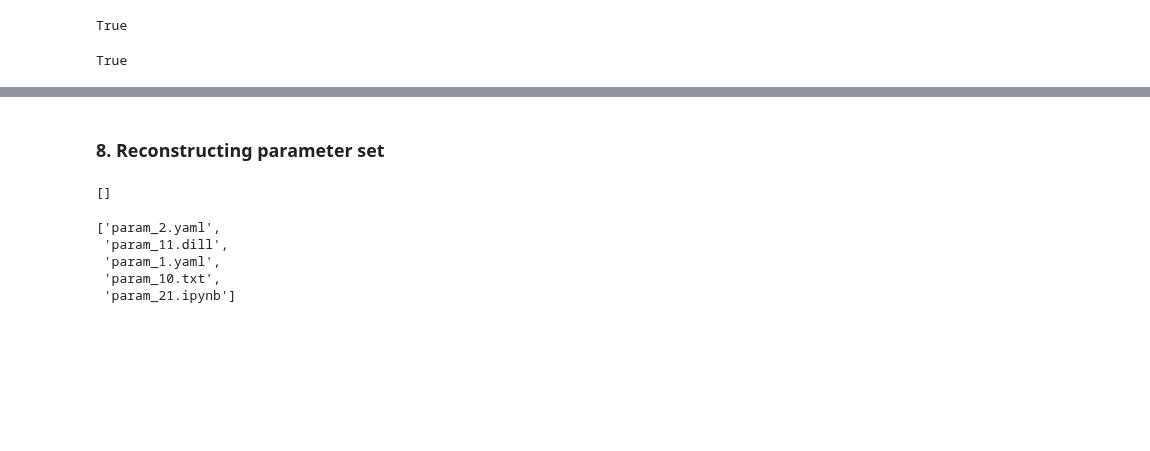
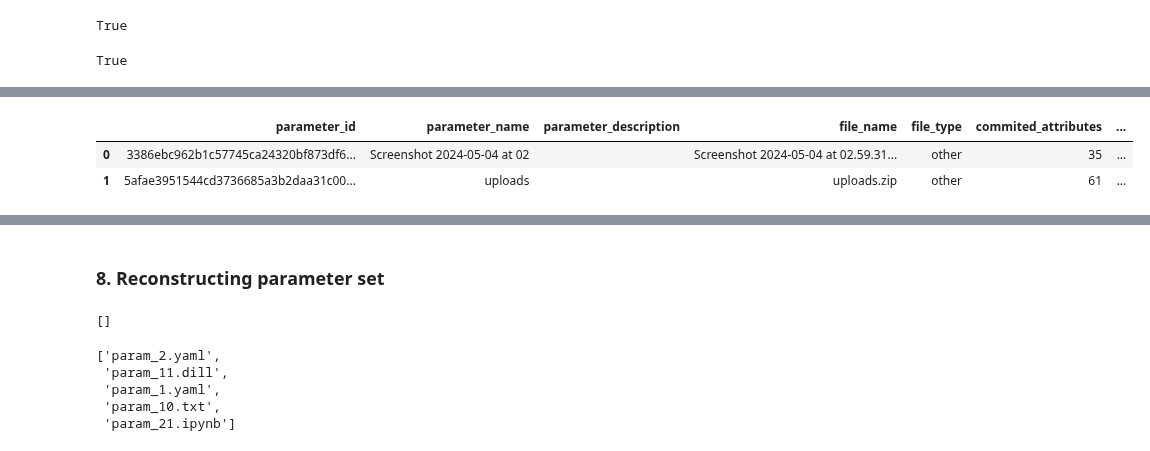
Before and after one commit to Kiril-Mordan/reusables, a Jupyter notebook: example_notebooks/parameterframe.ipynb, the cells around one changed output, grey strips where cells are left out. Drawn from its saved outputs; the diff is of its cells as text; code cells hidden in the pictures; blank space fills up the shorter version.

Commit message:
[parameterframe] overlap ration scores

```diff
--- a/example_notebooks/parameterframe.ipynb
+++ b/example_notebooks/parameterframe.ipynb
@@ -323,3 +324,10 @@ pf2.show_parameter_sets(solution_id='cec89c4cbb8c891d388407ea93d84a5cd4f996af6d5
+# %%
+pf2.show_parameters(solution_id='cec89c4cbb8c891d388407ea93d84a5cd4f996af6d5c1b0cc5fe1cb12101acf5',
+                    parameter_set_id='3940d6dd4c0d817625a31141874c54cf0c8d88b24994f7915deb4096b3c8d0cf')
+# %% [output]
+|  | parameter_id | parameter_name | parameter_description | file_name | file_type | commited_attributes | ... |
+| 0 | 3386ebc962b1c57745ca24320bf873df6... | Screenshot 2024-05-04 at 02 |  | Screenshot 2024-05-04 at 02.59.31... | other | 35 | ... |
+| 1 | 5afae3951544cd3736685a3b2daa31c00... | uploads |  | uploads.zip | other | 61 | ... |
 # %%
 pf2.show_parameters(solution_id='cec89c4cbb8c891d388407ea93d84a5cd4f996af6d5c1b0cc5fe1cb12101acf5',
                     parameter_set_id='5779bbf896ebb8f09a6ea252b09f8adb1a416e8780cf1424fb9bb93dbec8deb5')
```
Also changed, not shown: parts of 10 cells of this notebook, 1 other file.
